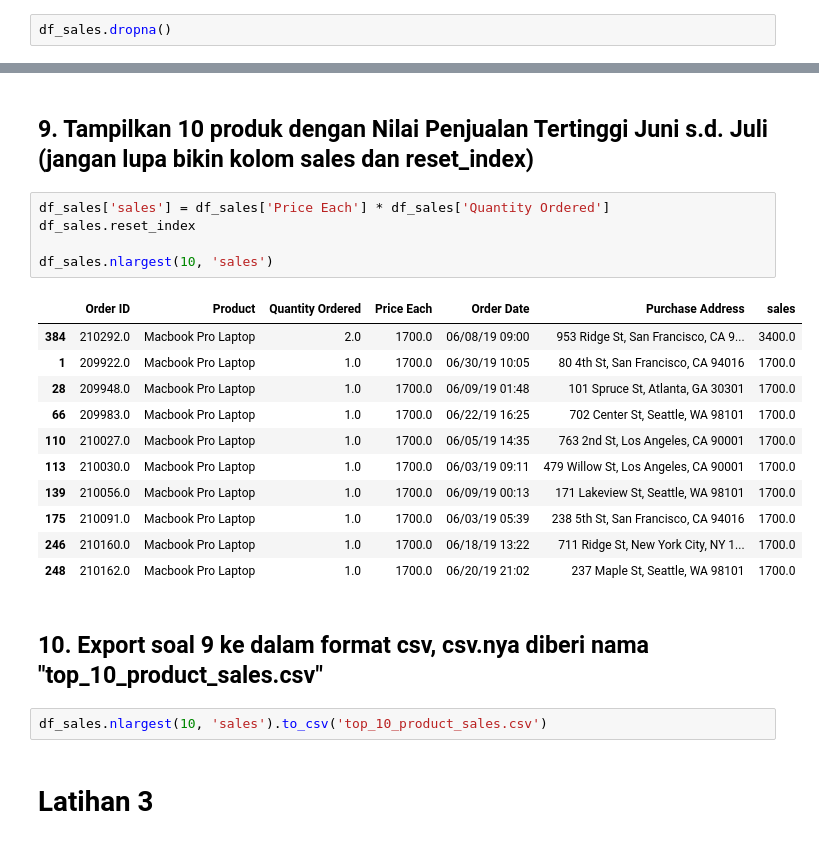
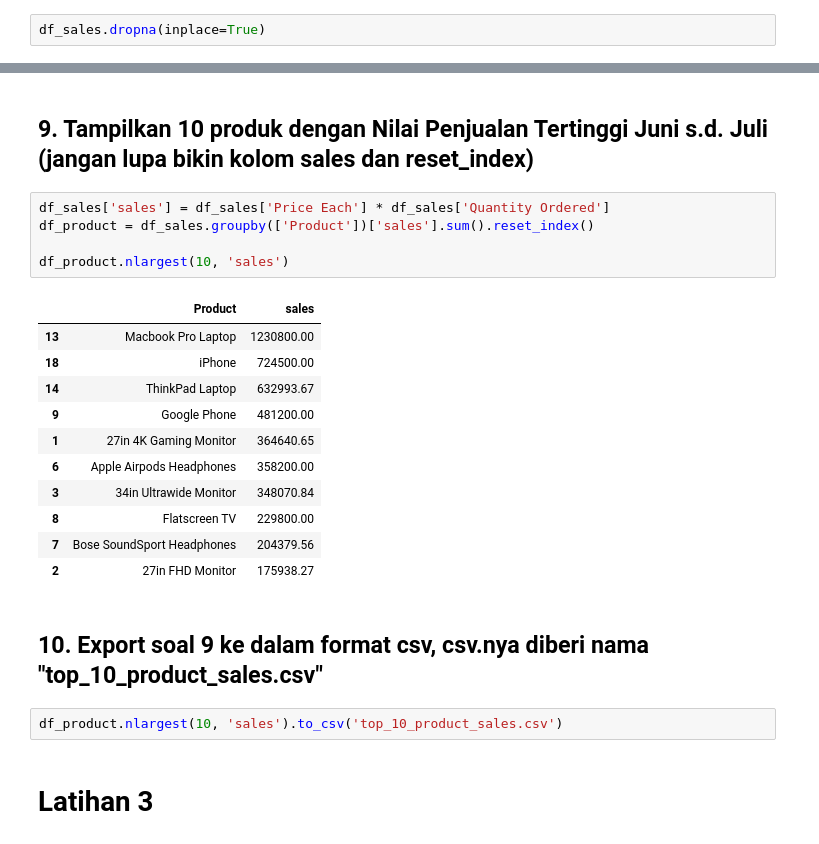
Before and after one commit to van-geaux/2403-diklat-python, a Jupyter notebook: MateriPython/Notebook update/Day 2 - Latihan Pandas.ipynb, the cells around one changed output, grey strips where cells are left out. Cells and saved outputs as stored; diff of their text form.

```diff
--- a/MateriPython/Notebook update/Day 2 - Latihan Pandas.ipynb
+++ b/MateriPython/Notebook update/Day 2 - Latihan Pandas.ipynb
@@ -138,4 +165,4 @@ Order Date          88
 Purchase Address    88
 dtype: int64
 # %%
-df_sales.dropna()
+df_sales.dropna(inplace=True)
@@ -157,25 +170,25 @@ df_sales.dropna()
 ## 9. Tampilkan 10 produk dengan Nilai Penjualan Tertinggi Juni s.d. Juli (jangan lupa bikin kolom sales dan reset_index)
 # %%
 df_sales['sales'] = df_sales['Price Each'] * df_sales['Quantity Ordered']
-df_sales.reset_index
+df_product = df_sales.groupby(['Product'])['sales'].sum().reset_index()
 
-df_sales.nlargest(10, 'sales')
+df_product.nlargest(10, 'sales')
 # %% [output]
-|  | Order ID | Product | Quantity Ordered | Price Each | Order Date | Purchase Address | sales |
-| 384 | 210292.0 | Macbook Pro Laptop | 2.0 | 1700.0 | 06/08/19 09:00 | 953 Ridge St, San Francisco, CA 9... | 3400.0 |
-| 1 | 209922.0 | Macbook Pro Laptop | 1.0 | 1700.0 | 06/30/19 10:05 | 80 4th St, San Francisco, CA 94016 | 1700.0 |
-| 28 | 209948.0 | Macbook Pro Laptop | 1.0 | 1700.0 | 06/09/19 01:48 | 101 Spruce St, Atlanta, GA 30301 | 1700.0 |
-| 66 | 209983.0 | Macbook Pro Laptop | 1.0 | 1700.0 | 06/22/19 16:25 | 702 Center St, Seattle, WA 98101 | 1700.0 |
-| 110 | 210027.0 | Macbook Pro Laptop | 1.0 | 1700.0 | 06/05/19 14:35 | 763 2nd St, Los Angeles, CA 90001 | 1700.0 |
-| 113 | 210030.0 | Macbook Pro Laptop | 1.0 | 1700.0 | 06/03/19 09:11 | 479 Willow St, Los Angeles, CA 90001 | 1700.0 |
-| 139 | 210056.0 | Macbook Pro Laptop | 1.0 | 1700.0 | 06/09/19 00:13 | 171 Lakeview St, Seattle, WA 98101 | 1700.0 |
-| 175 | 210091.0 | Macbook Pro Laptop | 1.0 | 1700.0 | 06/03/19 05:39 | 238 5th St, San Francisco, CA 94016 | 1700.0 |
-| 246 | 210160.0 | Macbook Pro Laptop | 1.0 | 1700.0 | 06/18/19 13:22 | 711 Ridge St, New York City, NY 1... | 1700.0 |
-| 248 | 210162.0 | Macbook Pro Laptop | 1.0 | 1700.0 | 06/20/19 21:02 | 237 Maple St, Seattle, WA 98101 | 1700.0 |
+|  | Product | sales |
+| 13 | Macbook Pro Laptop | 1230800.00 |
+| 18 | iPhone | 724500.00 |
+| 14 | ThinkPad Laptop | 632993.67 |
+| 9 | Google Phone | 481200.00 |
+| 1 | 27in 4K Gaming Monitor | 364640.65 |
+| 6 | Apple Airpods Headphones | 358200.00 |
+| 3 | 34in Ultrawide Monitor | 348070.84 |
+| 8 | Flatscreen TV | 229800.00 |
+| 7 | Bose SoundSport Headphones | 204379.56 |
+| 2 | 27in FHD Monitor | 175938.27 |
 # %% [markdown]
 ## 10. Export soal 9 ke dalam format csv, csv.nya diberi nama "top_10_product_sales.csv"
 # %%
-df_sales.nlargest(10, 'sales').to_csv('top_10_product_sales.csv')
+df_product.nlargest(10, 'sales').to_csv('top_10_product_sales.csv')
 # %% [markdown]
 # Latihan 3
 # %%
```
Also changed, not shown: parts of 5 cells of this notebook.
